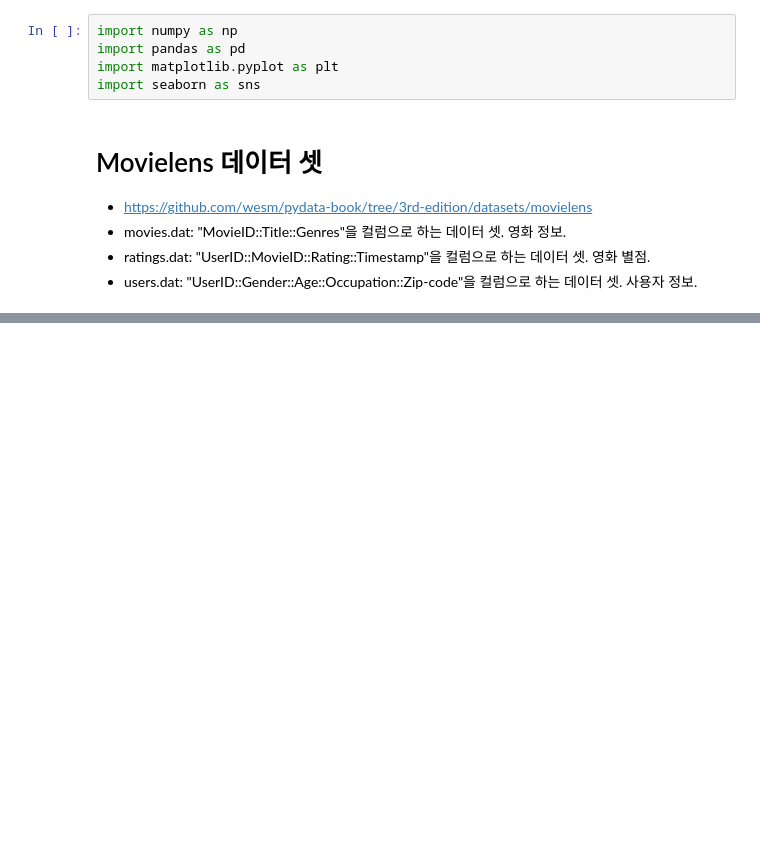
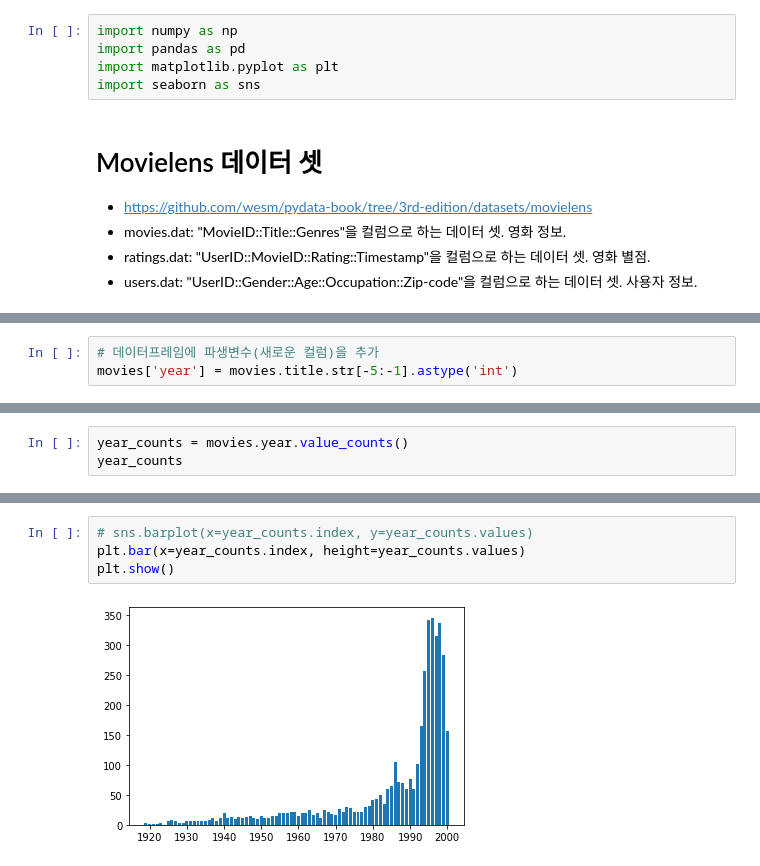
Before and after one commit to JakeOh/202208_itw_java134_lab_python, a Jupyter notebook: py25_movielens.ipynb, the cells around one changed output, grey strips where cells are left out. Cells and saved outputs as stored; diff of their text form; blank space fills up the shorter version.

```diff
--- a/py25_movielens.ipynb
+++ b/py25_movielens.ipynb
@@ -16,0 +186,3 @@ import seaborn as sns
+# %%
+# 데이터프레임에 파생변수(새로운 컬럼)을 추가
+movies['year'] = movies.title.str[-5:-1].astype('int')
@@ -16,0 +198,3 @@ import seaborn as sns
+# %%
+year_counts = movies.year.value_counts()
+year_counts
@@ -16,0 +214,6 @@ import seaborn as sns
+# %%
+# sns.barplot(x=year_counts.index, y=year_counts.values)
+plt.bar(x=year_counts.index, height=year_counts.values)
+plt.show()
+# %% [output]
+[figure, added]
```
Also changed, not shown: parts of 31 cells of this notebook.
